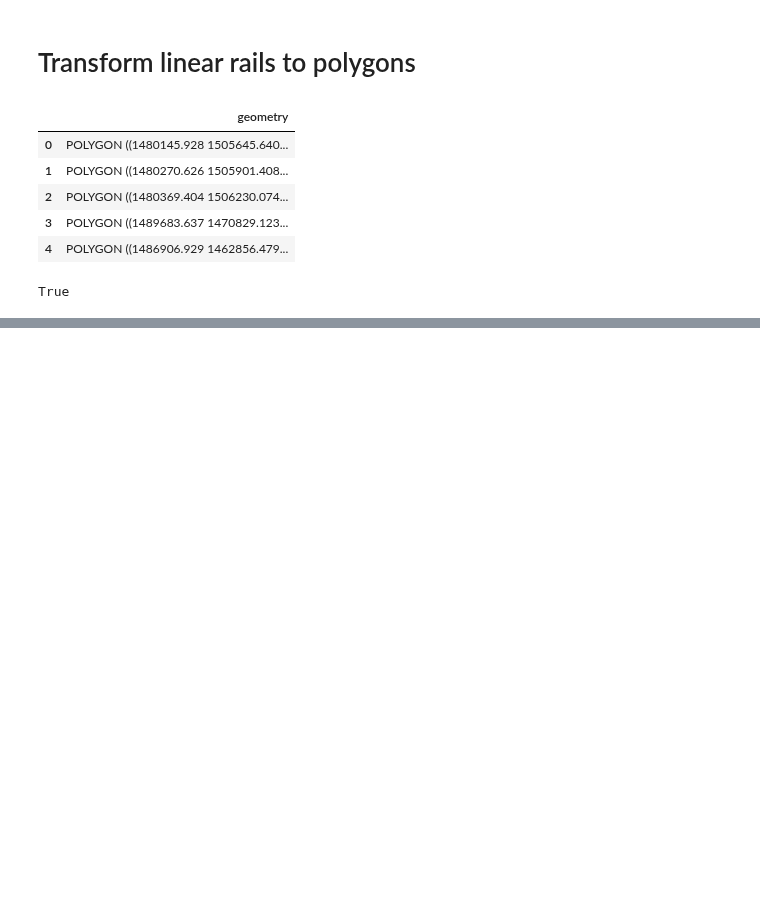
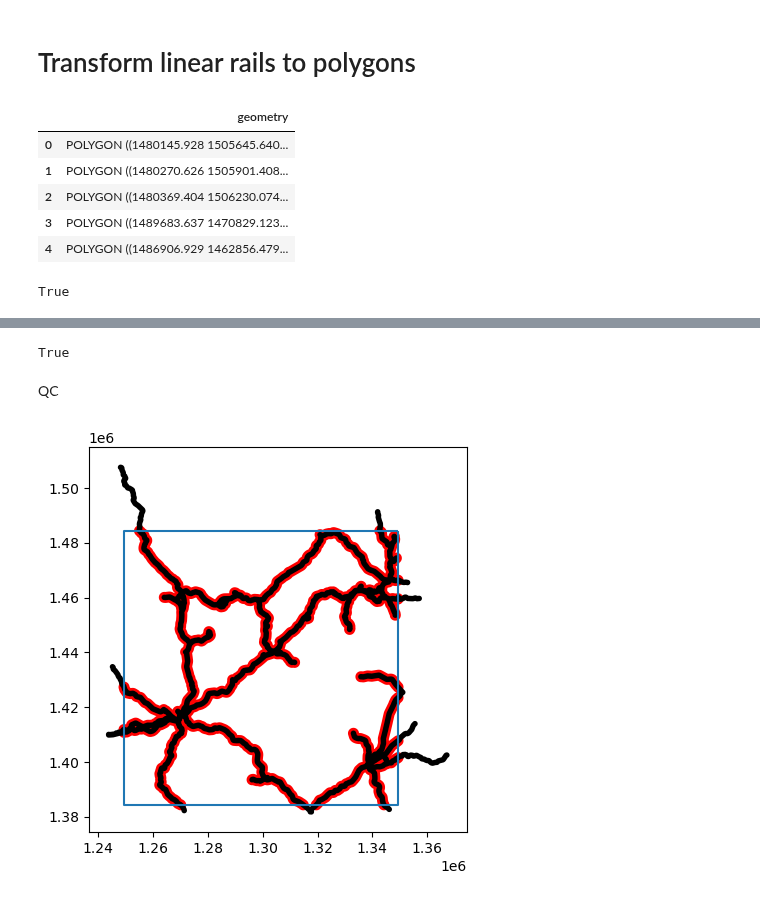
Before and after one commit to abartnof/largest_plot, a Jupyter notebook: scripts/rails.ipynb, the cells around one changed output, grey strips where cells are left out. Drawn from its saved outputs; the diff is of its cells as text; code cells hidden in the pictures; blank space fills up the shorter version.

```diff
--- a/scripts/rails.ipynb
+++ b/scripts/rails.ipynb
@@ -19,7 +19,7 @@ fn_aoi = '/Volumes/Extreme SSD/largest_plots/clean_data/aoi.parquet'
 fn_rails = '/Volumes/Extreme SSD/largest_plots/raw_data/tl_2023_us_rails.zip'
 fn_rail_overlay = '/Volumes/Extreme SSD/largest_plots/clean_data/rails_overlay.parquet'
 # %%
-Aoi = gpd.read_parquet(fn_aoi)
+Aoi = gpd.read_parquet(fn_aoi).set_geometry('aoi').set_crs(epsg=target_epsg)
 Rails = gpd.read_file(fn_rails).to_crs(epsg=target_epsg)
 # %% [markdown]
 # Transform linear rails to polygons
@@ -103,0 +42,9 @@ RailOverlay.head()
+# %%
+Intersection = gpd.sjoin(
+    RailPolygons,
+    Aoi,
+    how='inner',
+    predicate='intersects',
+    rsuffix='aoi'
+)
+Intersection.head()
@@ -103,0 +58,8 @@ RailOverlay.head()
+# %%
+FlatIntersection = Intersection.set_geometry('geometry').dissolve(by='index_aoi')
+FlatIntersection.index.names = ['index']
+# %%
+RailOverlay = FlatIntersection['geometry'].intersection(Aoi['aoi'], align=True)
+RailOverlay = RailOverlay.to_frame().rename(columns={0:'rail_geometry'})
+RailOverlay = RailOverlay.set_geometry('rail_geometry').set_crs(epsg=target_epsg)
+RailOverlay.head()
@@ -104,2 +74,18 @@ RailOverlay.head()
+# %%
+# QC-- are all observations accounted for?
+set(Aoi.index.tolist()) == set(RailOverlay.index.tolist())
+# %% [output]
+True
+# %% [markdown]
+QC
+# %%
+i = 32
+fig, ax = plt.subplots(figsize=(5,5))
+Aoi.loc[[i]].boundary.plot(ax=ax)
+RailOverlay.loc[[i]].buffer(distance=2000).plot(ax=ax, color='red')
+FlatIntersection.loc[[i]].buffer(distance=1000).plot(ax=ax, color='black')
+plt.show()
+# %% [output]
+[figure, added]
 # %%
 RailOverlay.to_parquet(fn_rail_overlay)
```
Also changed, not shown: parts of 11 cells of this notebook, 3 other files.
